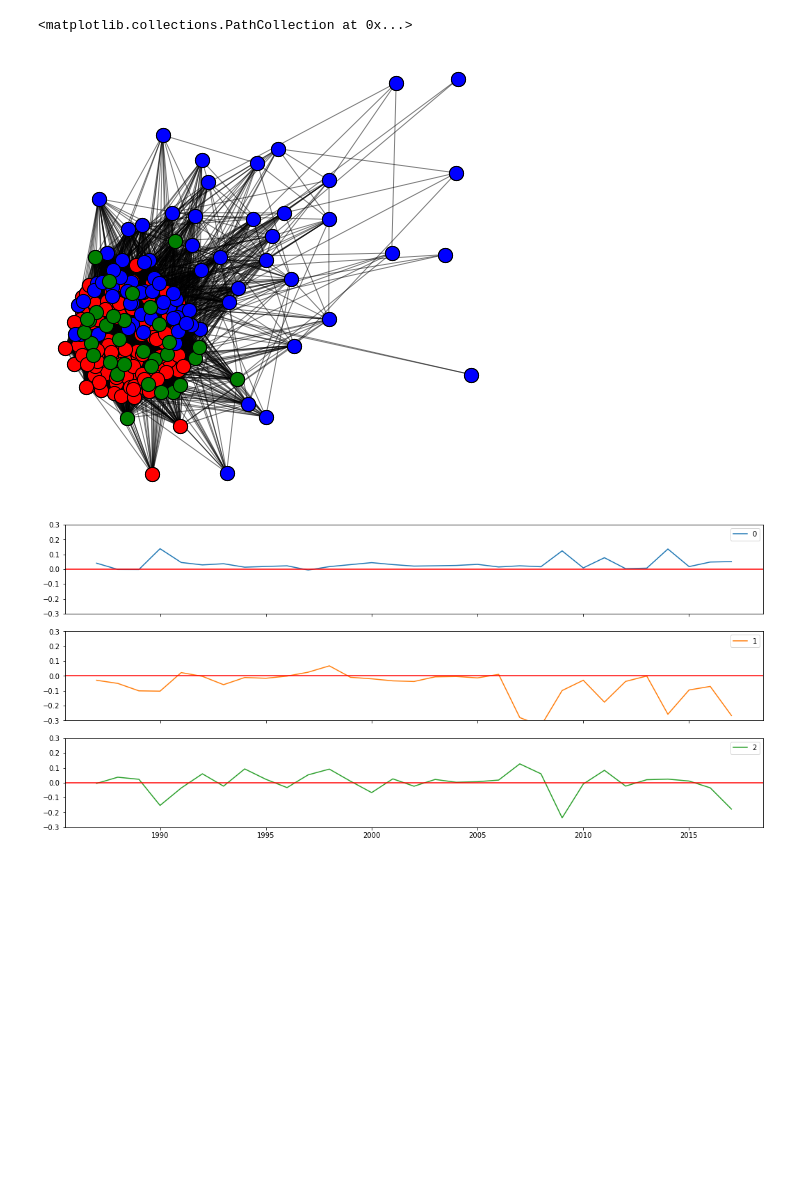
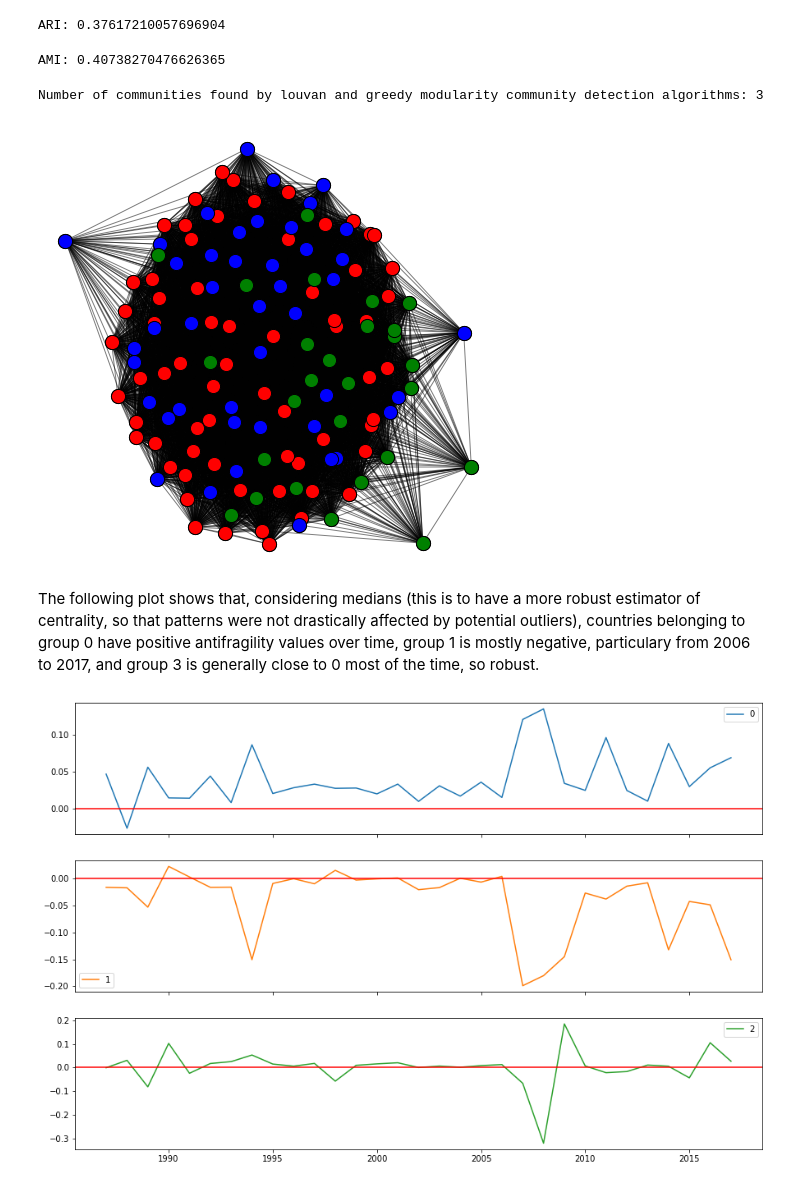
Before and after one commit to RogelioLozano/AOFFTN, a Jupyter notebook: Exploration_V3/network_based_tsclsut.ipynb, the cells around one changed output. Saved outputs shown, nothing was run; the diff lists cells and outputs as text; code cells hidden in the pictures; blank space fills up the shorter version.

Commit message:
Added some tests to check randomness of clustering results

```diff
--- a/Exploration_V3/network_based_tsclsut.ipynb
+++ b/Exploration_V3/network_based_tsclsut.ipynb
@@ -21,3 +20,4 @@ af_ex_pca = pd.read_csv('af_ex_pca.csv',index_col=0)
 # %%
 pivot_afex=af_ex_pca.pivot_table(values='af_ex_pca',columns='country',index='year')
 pivot_afex=pivot_afex.drop(columns='Unspecified Area')
+pivot_afex = pivot_afex.dropna(axis=1,thresh=20)
@@ -33,7 +30,8 @@ pivot_afex=pivot_afex.drop(columns='Unspecified Area')
 Distance_matrix = pd.DataFrame(pairwise_distances(pivot_afex.T,metric='nan_euclidean'),index=pivot_afex.columns,columns=pivot_afex.columns)
 # %%
 ## ϵ-NN network construction
-ϵ = 2.8
+ϵ = 3
+
 epsilon_NN = Distance_matrix[Distance_matrix < ϵ]
 epsilon_NN = epsilon_NN.fillna(0)
 # %%
@@ -63,8 +51,19 @@ len(communities.communities)
+# %%
+print("ARI:",communities.adjusted_rand_index(comm_greedy).score)
+# %% [output]
+ARI: 0.37617210057696904
+# %%
+print('AMI:',communities.adjusted_mutual_information(comm_greedy).score)
+# %% [output]
+AMI: 0.40738270476626365
+# %%
+print('Number of communities found by louvan and greedy modularity community detection algorithms:',len(communities.communities))
+# %% [output]
+Number of communities found by louvan and greedy modularity community detection algorithms: 3
 # %%
-viz.plot_network_clusters(G,communities)
+_=viz.plot_network_clusters(G,communities)
 # %% [output]
-<matplotlib.collections.PathCollection at 0x...>
-[figure, old version]
+[figure, new version]
 # %%
 indices = [ index for index,group in enumerate(communities.communities) for count in group ]
 countries = [c for g in communities.communities for c in g]
@@ -73,8 +74,10 @@ df_communities = pd.DataFrame(data=np.c_[countries,indices],columns=['country','
 # %%
 mergd_afex_communities = pivot_afex.T.merge(df_communities,on='country')
+# %% [markdown]
+The following plot shows that, considering medians (this is to have a more robust estimator of centrality, so that patterns were not drastically affected by potential outliers), countries belonging to group 0 have positive antifragility values over time, group 1 is mostly negative, particulary from 2006 to 2017, and group 3 is generally close to 0 most of the time, so robust.
 # %%
-axes=mergd_afex_communities.groupby('labels').mean().T.plot(ylim=(-.3,.3),figsize=(18,8),subplots=True)
-for ax in axes:
-    ax.axhline(0,c='red')
+ax=mergd_afex_communities.groupby('labels').median().T.plot(subplots=True,figsize=(15,10))
+for a in ax:
+    a.axhline(0,c='red')
 # %% [output]
-[figure, old version]
+[figure, new version]
```
Also changed, not shown: parts of 27 cells of this notebook, 1 other file.
